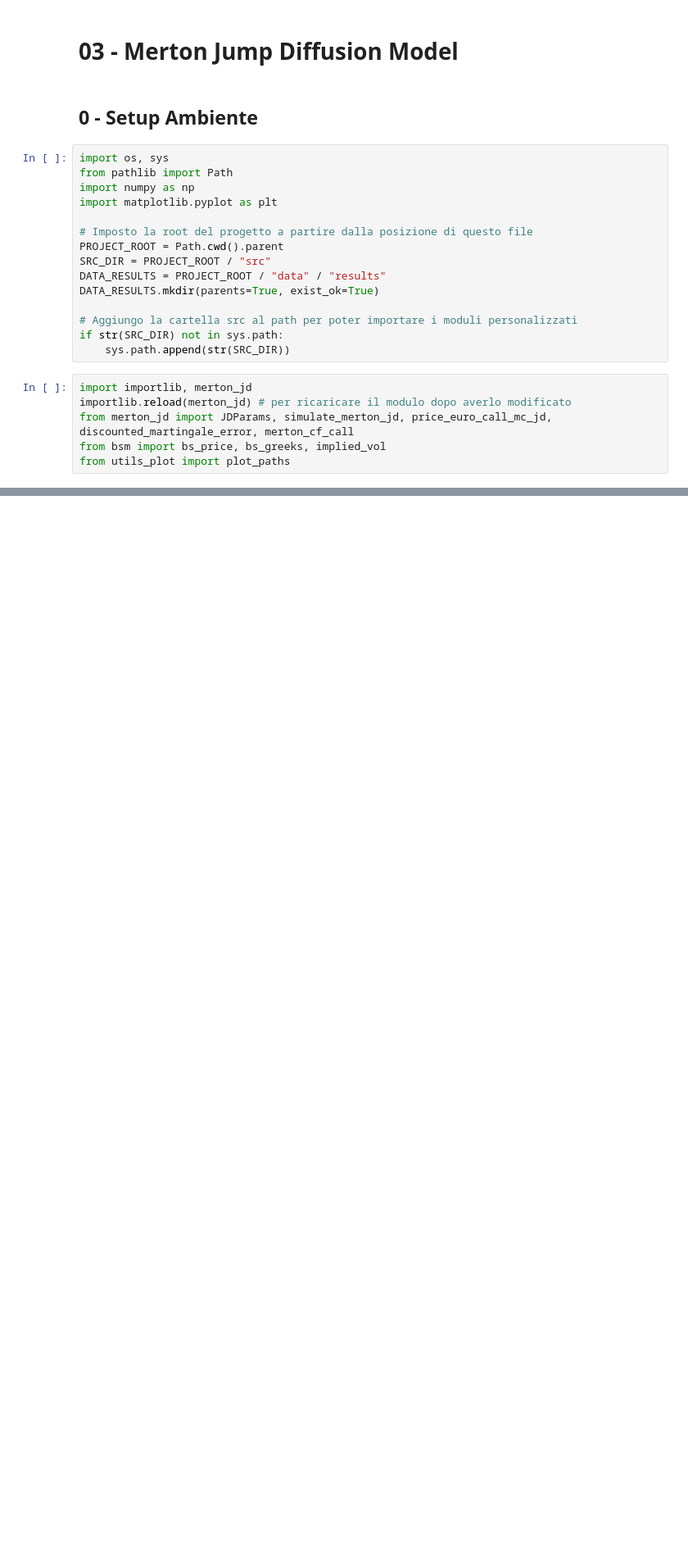
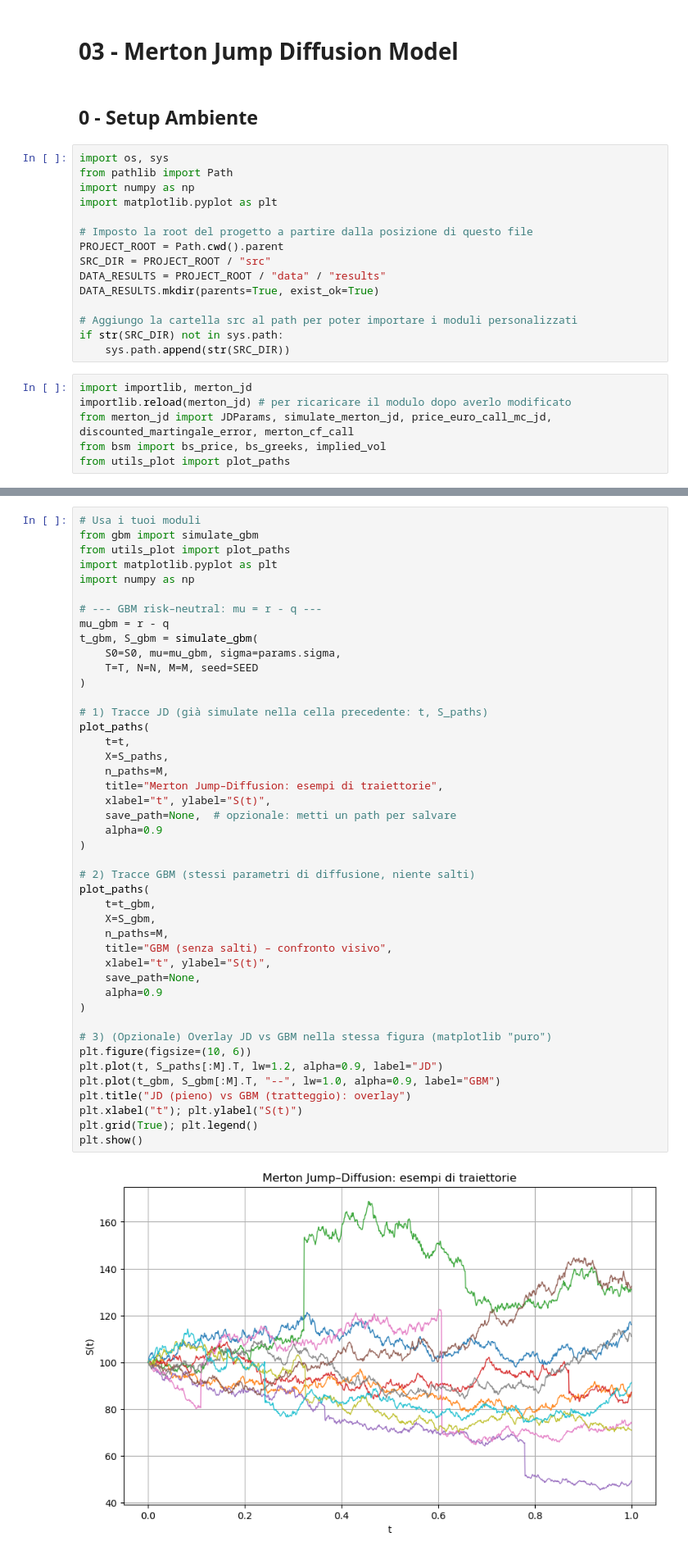
Before and after one commit to EmanueleLippi/Tesi_Opzioni_MonteCarlo, a Jupyter notebook: notebooks/03 -Merton_Jump_Diffusion.ipynb, the cells around one changed output, grey strips where cells are left out. Shown at 82% size. Cells and saved outputs as stored; diff of their text form; blank space fills up the shorter version.

```diff
--- a/notebooks/03 -Merton_Jump_Diffusion.ipynb
+++ b/notebooks/03 -Merton_Jump_Diffusion.ipynb
@@ -43,0 +79,46 @@ Monte Carlo: 11.667349945675907 ± 0.2764567128434369
+# %%
+# Usa i tuoi moduli
+from gbm import simulate_gbm
+from utils_plot import plot_paths
+import matplotlib.pyplot as plt
+import numpy as np
+
+# --- GBM risk–neutral: mu = r - q ---
+mu_gbm = r - q
+t_gbm, S_gbm = simulate_gbm(
+    S0=S0, mu=mu_gbm, sigma=params.sigma,
+    T=T, N=N, M=M, seed=SEED
+)
+
+# 1) Tracce JD (già simulate nella cella precedente: t, S_paths)
+plot_paths(
+    t=t,
+    X=S_paths,
+    n_paths=M,
+    title="Merton Jump–Diffusion: esempi di traiettorie",
+    xlabel="t", ylabel="S(t)",
+    save_path=None,  # opzionale: metti un path per salvare
+    alpha=0.9
+)
+
+# 2) Tracce GBM (stessi parametri di diffusione, niente salti)
+plot_paths(
+    t=t_gbm,
+    X=S_gbm,
+    n_paths=M,
+    title="GBM (senza salti) – confronto visivo",
+    xlabel="t", ylabel="S(t)",
+    save_path=None,
+    alpha=0.9
+)
+
+# 3) (Opzionale) Overlay JD vs GBM nella stessa figura (matplotlib "puro")
+plt.figure(figsize=(10, 6))
+plt.plot(t, S_paths[:M].T, lw=1.2, alpha=0.9, label="JD")
+plt.plot(t_gbm, S_gbm[:M].T, "--", lw=1.0, alpha=0.9, label="GBM")
+plt.title("JD (pieno) vs GBM (tratteggio): overlay")
+plt.xlabel("t"); plt.ylabel("S(t)")
+plt.grid(True); plt.legend()
+plt.show()
+# %% [output]
+[figure, added]
```
Also changed, not shown: parts of 9 cells of this notebook, 1 other file.
